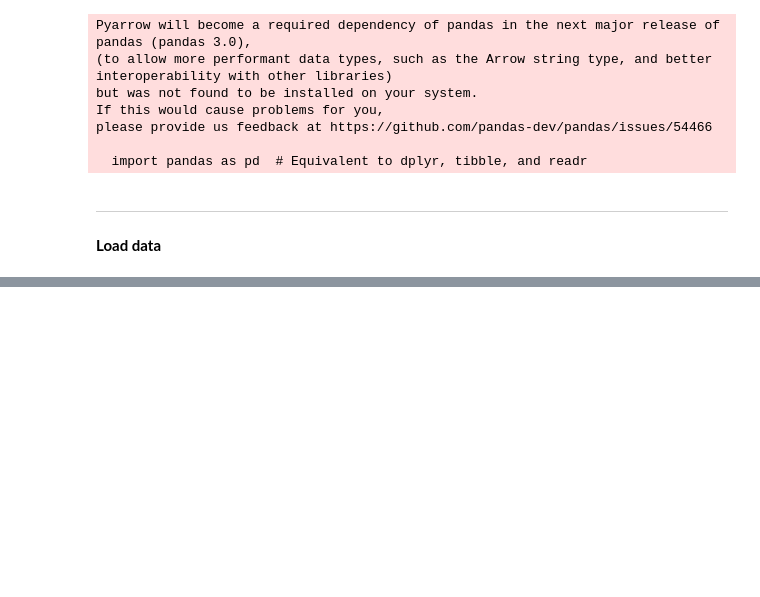
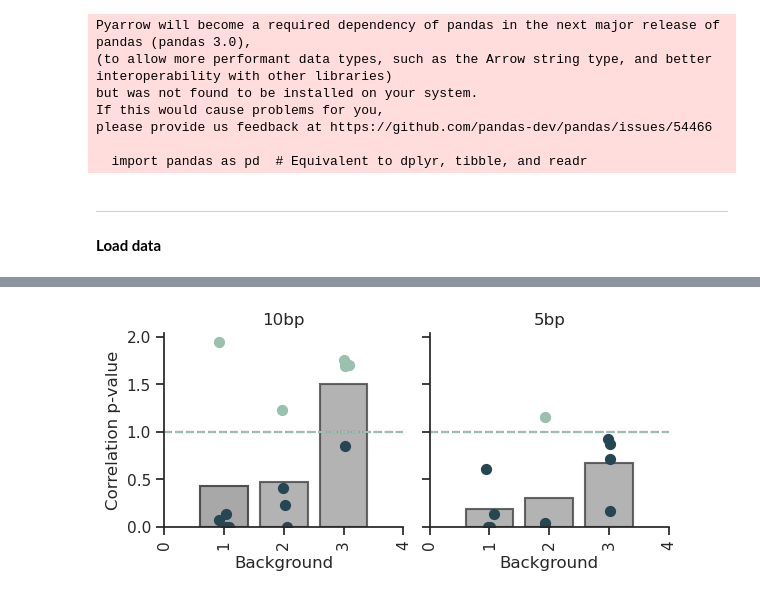
Before and after one commit to mtrauernicht/TF_MPRA, a Jupyter notebook: py_analysis/Fig_4_TFspecificity.ipynb, the cells around one changed output, grey strips where cells are left out. Saved outputs shown, nothing was run; the diff lists cells and outputs as text; code cells hidden in the pictures; blank space fills up the shorter version.

```diff
--- a/py_analysis/Fig_4_TFspecificity.ipynb
+++ b/py_analysis/Fig_4_TFspecificity.ipynb
@@ -82,0 +152,33 @@ plt.show();
+# %%
+gata4_plot = rna_correlations_df[rna_correlations_df['tf'] == "GATA4"].drop_duplicates(subset=['reporter_id', 'cor_pval', 'spacing', 'background'])
+gata4_plot['mean_cor_pval'] = gata4_plot.groupby(['spacing', 'background'])['cor_pval'].transform('mean')
+
+colors_diverse = ["#264653", "#9AC1AE", "#5D987B", "#f2cc8f", "#e76f51"]
+
+# Add a new column 'sign'
+gata4_plot['sign'] = ['Yes' if pval > 1 else 'No' for pval in gata4_plot['cor_pval']]
+
+# Create a FacetGrid object
+g = sns.FacetGrid(gata4_plot, col='spacing', hue = 'sign', col_wrap=2, height=3, aspect=1, palette=['#264653', '#9AC1AE'])
+
+# Map the plots to the FacetGrid
+g.map(plt.axhline, y=1, linestyle='dashed')
+g.map(plt.bar, 'background', 'mean_cor_pval', color='grey', edgecolor='black', linewidth=1.5, alpha=0.2)
+
+# Add jitter to the scatter plot
+jitter = 0.1  # Adjust this value based on your needs
+gata4_plot['background_jitter'] = gata4_plot['background'] + np.random.uniform(-jitter, jitter, size=len(gata4_plot))
+g.map(plt.scatter, 'background_jitter', 'cor_pval', s=50)
+
+# Set properties for each subplot
+g.set_titles("{col_name}")
+
+# Set axis labels
+g.set_axis_labels("Background", "Correlation p-value")
+
+# Save plot to pdf
+g.savefig("/DATA/usr/m.trauernicht/projects/SuRE-TF/figures/Figure_4/GATA4_correlation_pval.pdf")
+
+plt.show();
+# %% [output]
+[figure, added]
```
Also changed, not shown: parts of 20 cells of this notebook, 3 other files.
